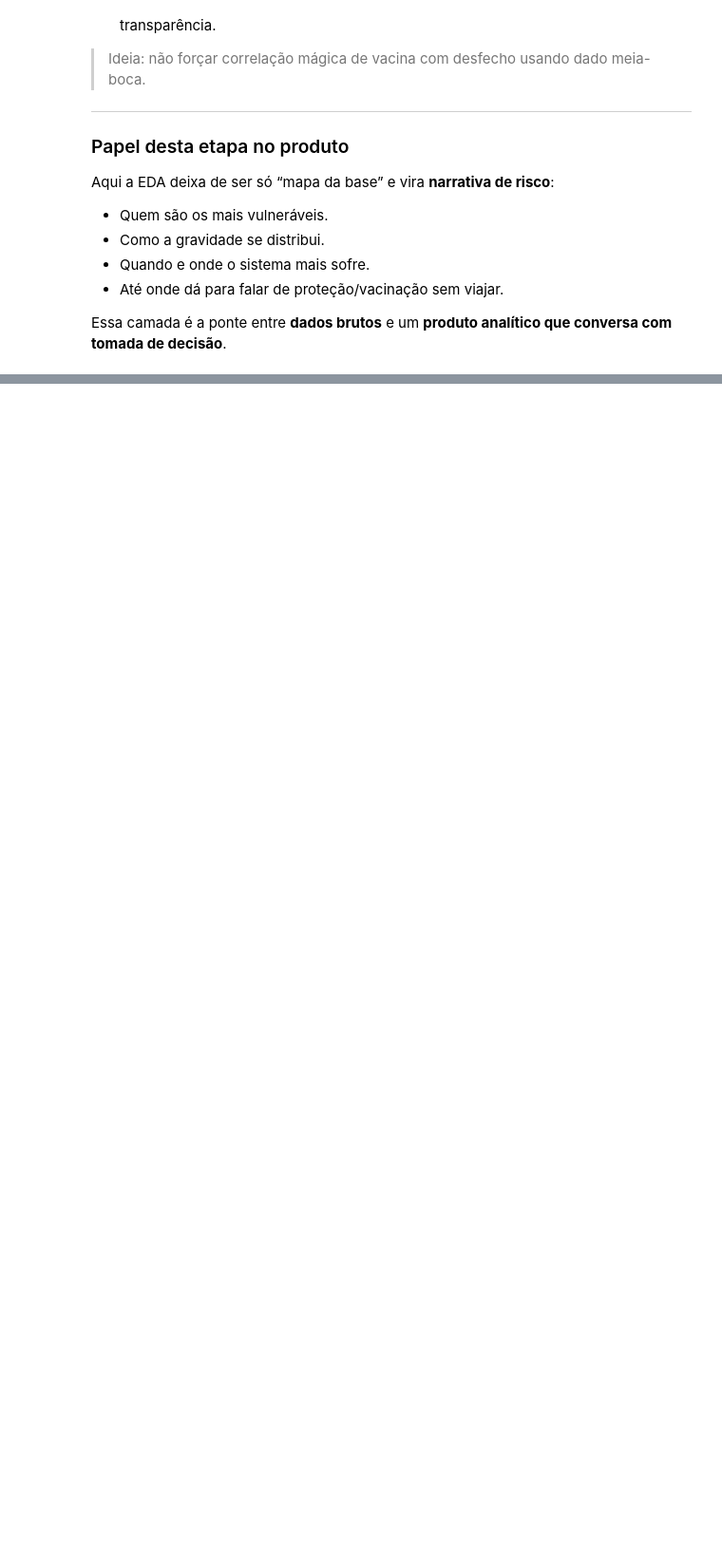
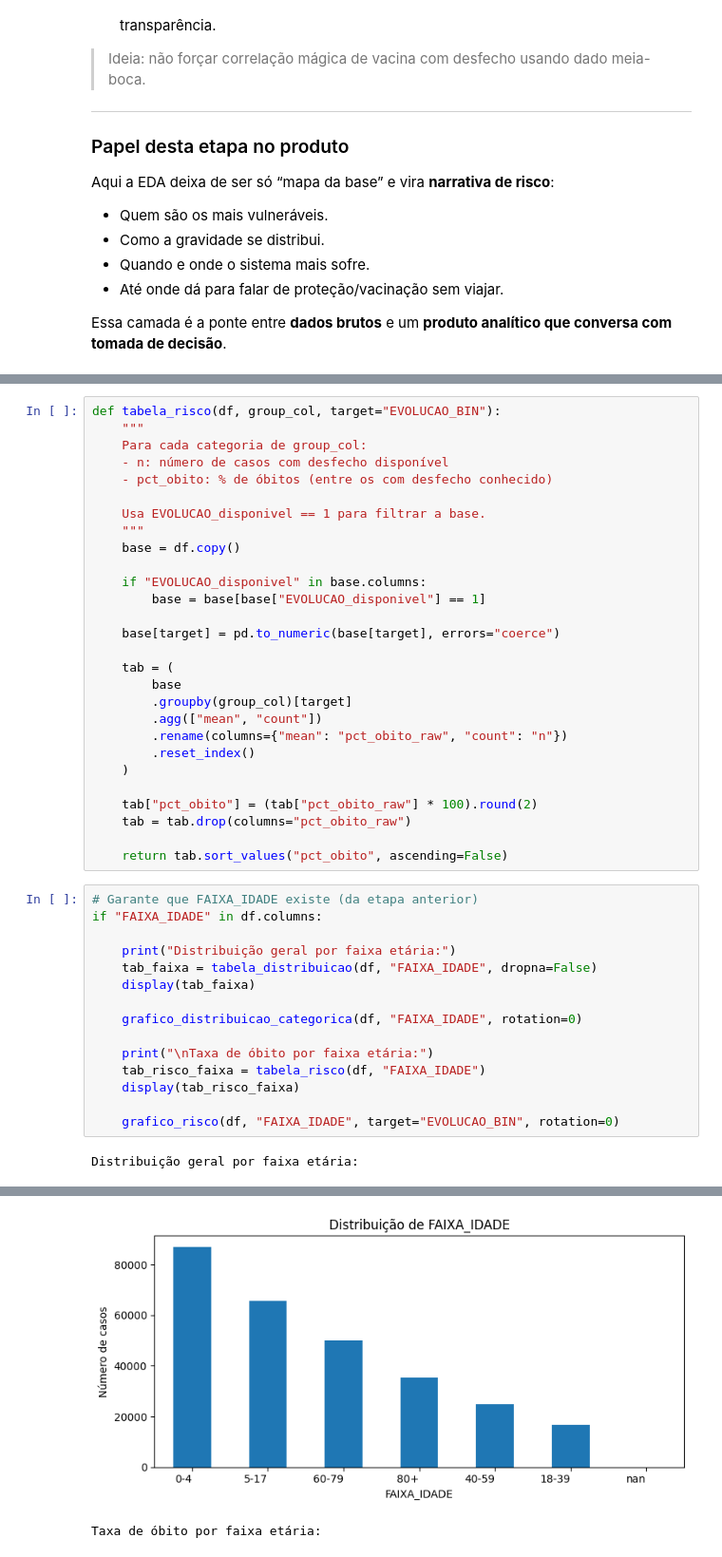
Before and after one commit to CaosHorseman/srag_2023_analysis, a Jupyter notebook: notebooks/EDA_ANALITICA.ipynb, the cells around one changed output, grey strips where cells are left out. Shown at 95% size. Saved outputs shown, nothing was run; the diff lists cells and outputs as text; blank space fills up the shorter version.

Commit message:
Tabelas Utilizadas
Subindo todas as tabelas analiticas utilizadas

```diff
--- a/notebooks/EDA_ANALITICA.ipynb
+++ b/notebooks/EDA_ANALITICA.ipynb
@@ -79,0 +203,45 @@ pd.set_option("display.max_columns", 120)
+# %%
+def tabela_risco(df, group_col, target="EVOLUCAO_BIN"):
+    """
+    Para cada categoria de group_col:
+    - n: número de casos com desfecho disponível
+    - pct_obito: % de óbitos (entre os com desfecho conhecido)
+
+    Usa EVOLUCAO_disponivel == 1 para filtrar a base.
+    """
+    base = df.copy()
+
+    if "EVOLUCAO_disponivel" in base.columns:
+        base = base[base["EVOLUCAO_disponivel"] == 1]
+
+    base[target] = pd.to_numeric(base[target], errors="coerce")
+
+    tab = (
+        base
+        .groupby(group_col)[target]
+        .agg(["mean", "count"])
+        .rename(columns={"mean": "pct_obito_raw", "count": "n"})
+        .reset_index()
+    )
+
+    tab["pct_obito"] = (tab["pct_obito_raw"] * 100).round(2)
+    tab = tab.drop(columns="pct_obito_raw")
+
+    return tab.sort_values("pct_obito", ascending=False)
+# %%
+# Garante que FAIXA_IDADE existe (da etapa anterior)
+if "FAIXA_IDADE" in df.columns:
+
+    print("Distribuição geral por faixa etária:")
+    tab_faixa = tabela_distribuicao(df, "FAIXA_IDADE", dropna=False)
+    display(tab_faixa)
+
+    grafico_distribuicao_categorica(df, "FAIXA_IDADE", rotation=0)
+
+    print("\nTaxa de óbito por faixa etária:")
+    tab_risco_faixa = tabela_risco(df, "FAIXA_IDADE")
+    display(tab_risco_faixa)
+
+    grafico_risco(df, "FAIXA_IDADE", target="EVOLUCAO_BIN", rotation=0)
+# %% [output]
+Distribuição geral por faixa etária:
@@ -79,0 +256,2 @@ pd.set_option("display.max_columns", 120)
+[figure, added]
+Taxa de óbito por faixa etária:
```
Also changed, not shown: parts of 72 cells of this notebook, 44 other files.
